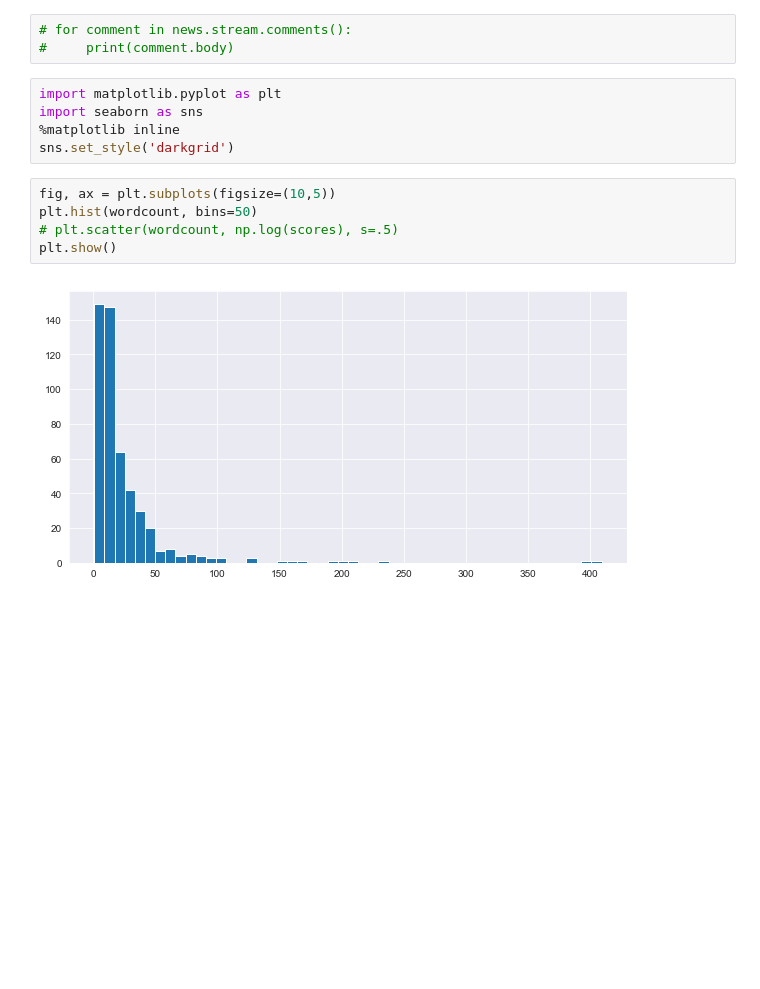
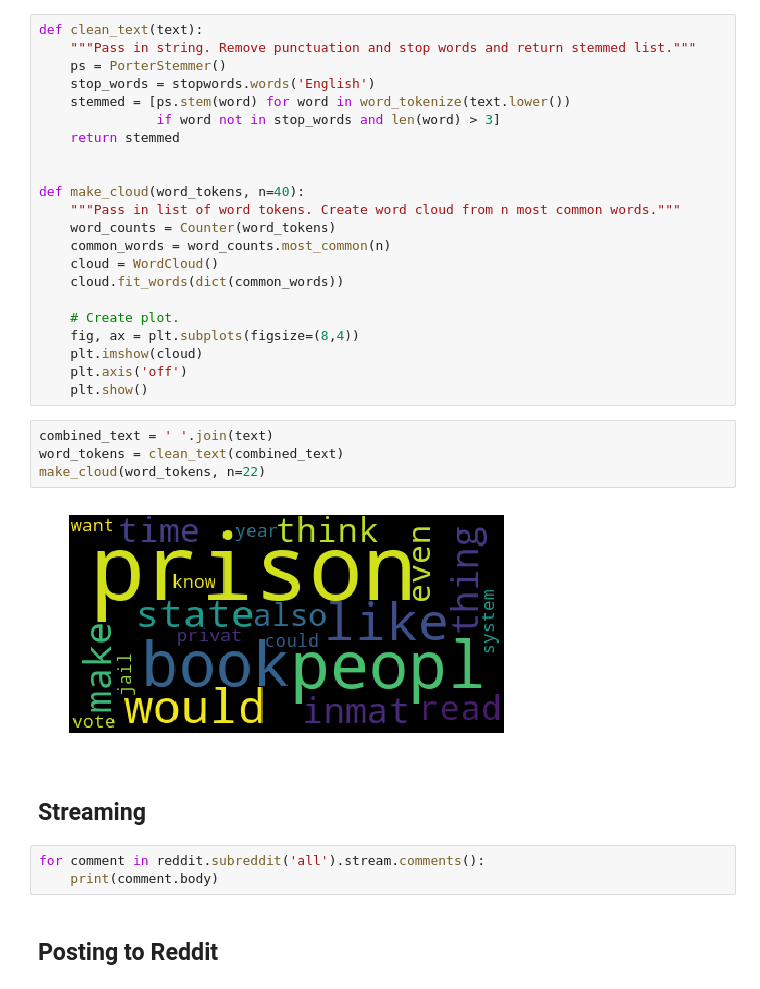
Before and after one commit to hdmamin/introduction_to_praw, a Jupyter notebook: 610_harrison_mamin_presentation.ipynb, the cells around one changed output. Saved outputs shown, nothing was run; the diff lists cells and outputs as text; blank space fills up the shorter version.

```diff
--- a/610_harrison_mamin_presentation.ipynb
+++ b/610_harrison_mamin_presentation.ipynb
@@ -95,15 +111,35 @@ cloud = WordCloud()
+# %%
+def clean_text(text):
+    """Pass in string. Remove punctuation and stop words and return stemmed list."""
+    ps = PorterStemmer()
+    stop_words = stopwords.words('English')
+    stemmed = [ps.stem(word) for word in word_tokenize(text.lower())
+               if word not in stop_words and len(word) > 3]
+    return stemmed
+
+
+def make_cloud(word_tokens, n=40):
+    """Pass in list of word tokens. Create word cloud from n most common words."""
+    word_counts = Counter(word_tokens)
+    common_words = word_counts.most_common(n)
+    cloud = WordCloud()
+    cloud.fit_words(dict(common_words))
+
+    # Create plot.
+    fig, ax = plt.subplots(figsize=(8,4))
+    plt.imshow(cloud)
+    plt.axis('off')
+    plt.show()
+# %%
+combined_text = ' '.join(text)
+word_tokens = clean_text(combined_text)
+make_cloud(word_tokens, n=22)
+# %% [output]
+[figure, added]
+# %% [markdown]
+## Streaming
 # %%
-# for comment in news.stream.comments():
-#     print(comment.body)
+for comment in reddit.subreddit('all').stream.comments():
+    print(comment.body)
-# %%
-import matplotlib.pyplot as plt
-import seaborn as sns
-%matplotlib inline
-sns.set_style('darkgrid')
-# %%
-fig, ax = plt.subplots(figsize=(10,5))
-plt.hist(wordcount, bins=50)
-# plt.scatter(wordcount, np.log(scores), s=.5)
-plt.show()
-# %% [output]
-[figure, removed]
+# %% [markdown]
+## Posting to Reddit
```
Also changed, not shown: parts of 24 cells of this notebook.
